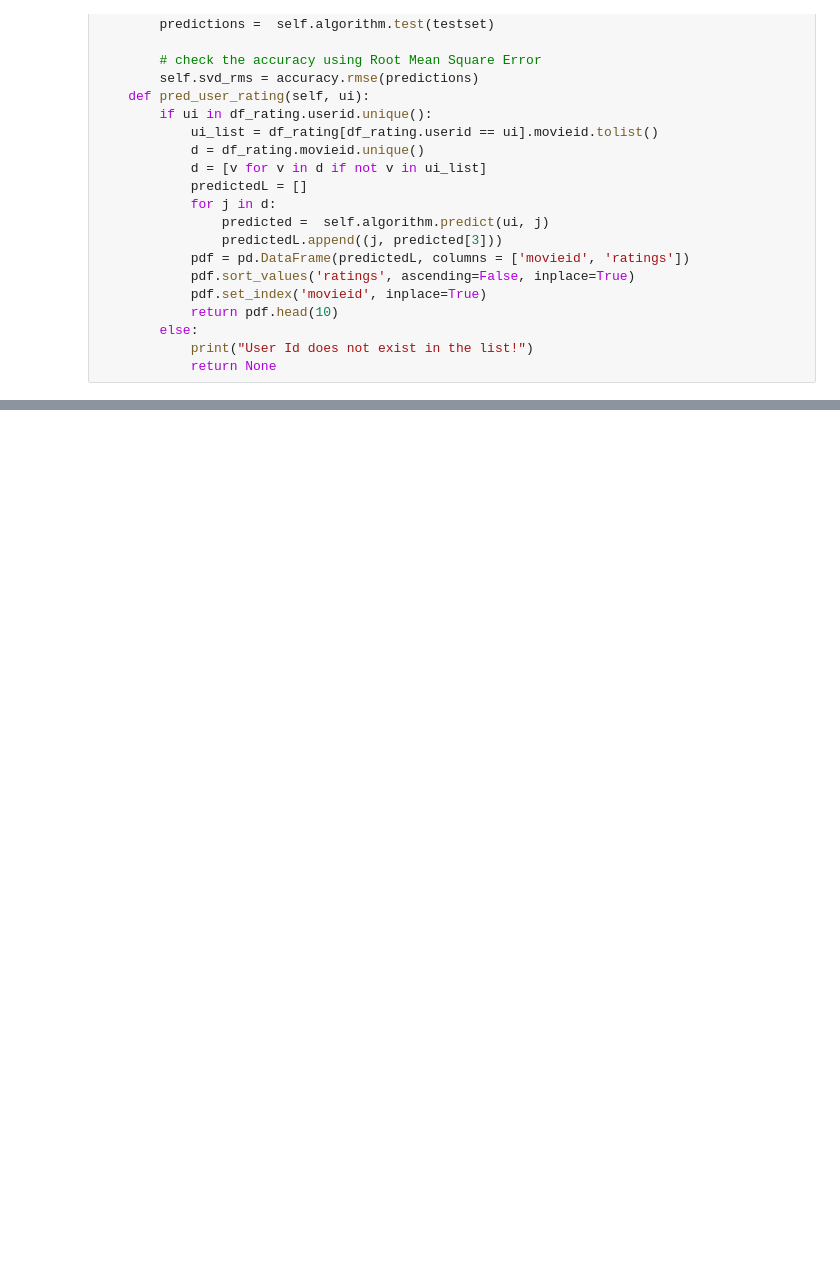
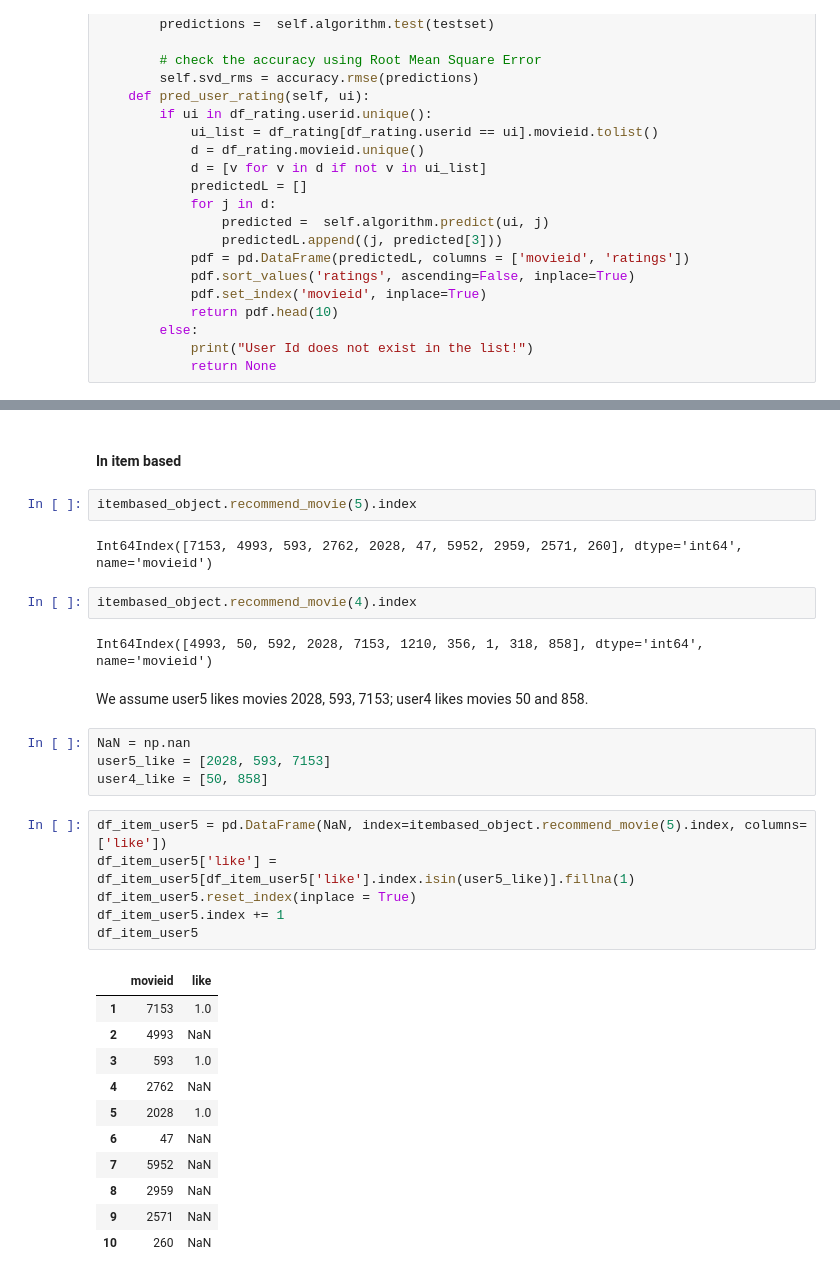
Before and after one commit to xiaolancara/Recommender-System, a Jupyter notebook: movie_recommender-system/Algorithm- Item_based & SVD.ipynb, the cells around one changed output, grey strips where cells are left out. Saved outputs shown, nothing was run; the diff lists cells and outputs as text; blank space fills up the shorter version.

```diff
--- a/movie_recommender-system/Algorithm- Item_based & SVD.ipynb
+++ b/movie_recommender-system/Algorithm- Item_based & SVD.ipynb
@@ -396,0 +410,34 @@ svd based:  0.8412188057770015
+# %% [markdown]
+#### In item based
+# %%
+itembased_object.recommend_movie(5).index
+# %% [output]
+Int64Index([7153, 4993, 593, 2762, 2028, 47, 5952, 2959, 2571, 260], dtype='int64', name='movieid')
+# %%
+itembased_object.recommend_movie(4).index
+# %% [output]
+Int64Index([4993, 50, 592, 2028, 7153, 1210, 356, 1, 318, 858], dtype='int64', name='movieid')
+# %% [markdown]
+We assume user5 likes movies 2028, 593, 7153; user4 likes movies 50 and 858.
+# %%
+NaN = np.nan
+user5_like = [2028, 593, 7153]
+user4_like = [50, 858]
+# %%
+df_item_user5 = pd.DataFrame(NaN, index=itembased_object.recommend_movie(5).index, columns=['like'])
+df_item_user5['like'] = df_item_user5[df_item_user5['like'].index.isin(user5_like)].fillna(1)
+df_item_user5.reset_index(inplace = True)
+df_item_user5.index += 1
+df_item_user5
+# %% [output]
+|  | movieid | like |
+| 1 | 7153 | 1.0 |
+| 2 | 4993 | NaN |
+| 3 | 593 | 1.0 |
+| 4 | 2762 | NaN |
+| 5 | 2028 | 1.0 |
+| 6 | 47 | NaN |
+| 7 | 5952 | NaN |
+| 8 | 2959 | NaN |
+| 9 | 2571 | NaN |
+| 10 | 260 | NaN |
```
Also changed, not shown: parts of 18 cells of this notebook.
